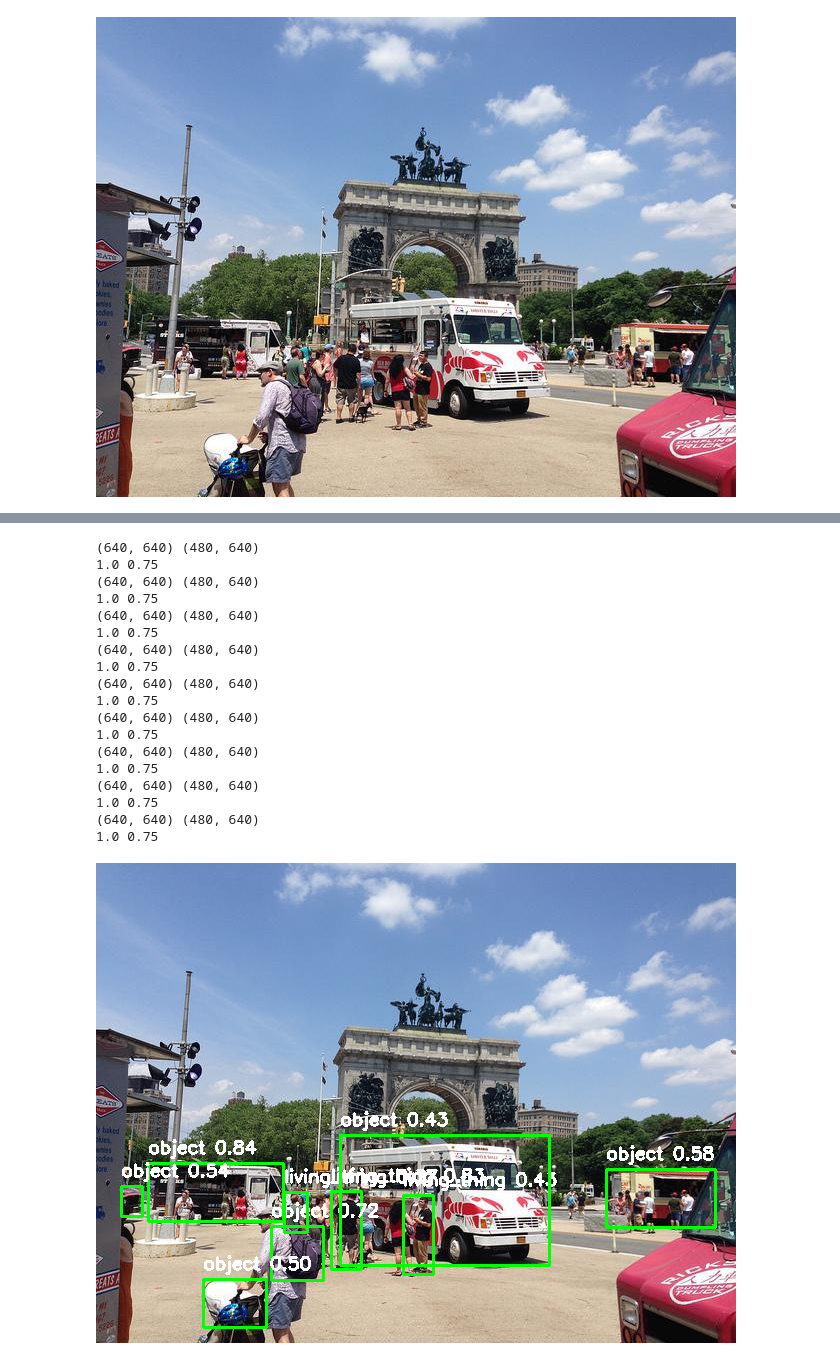
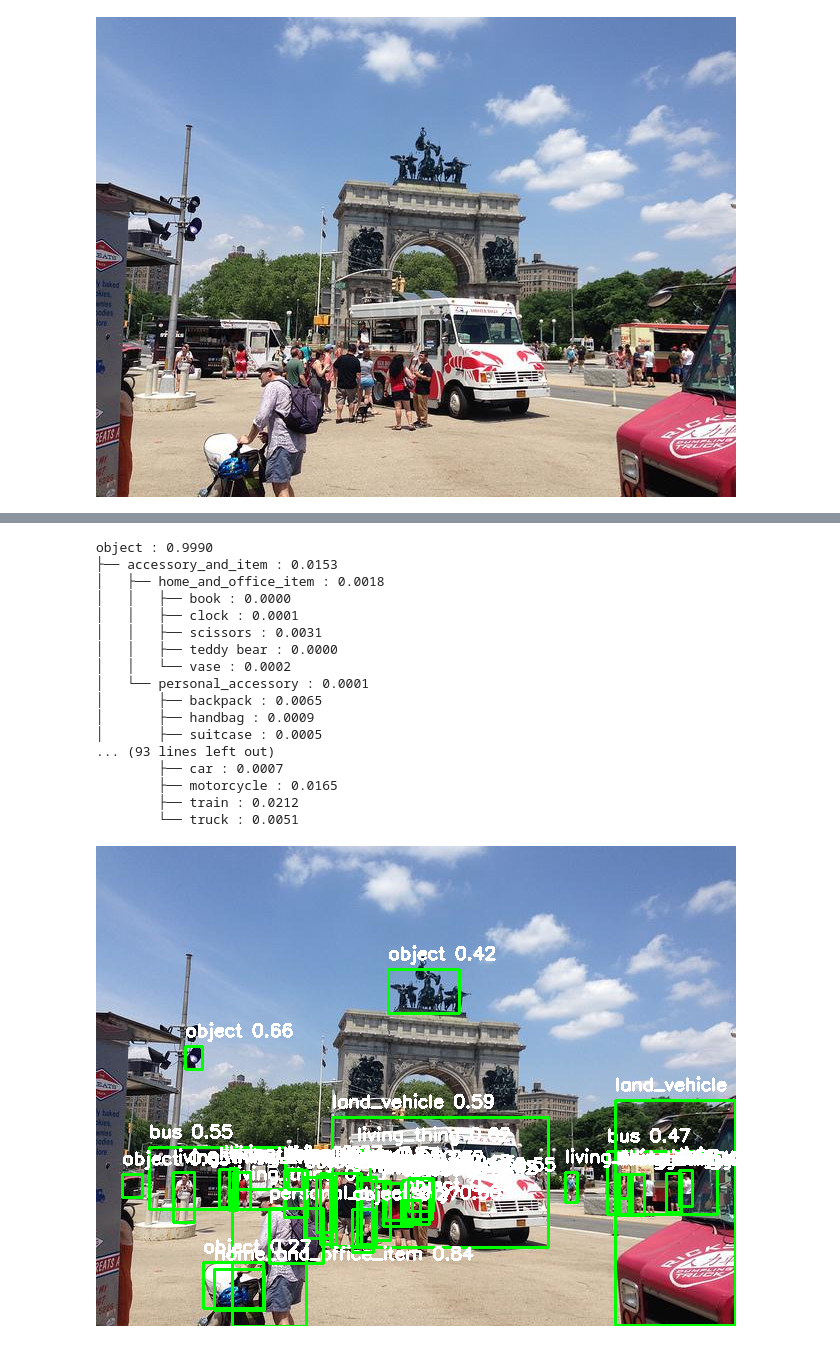
Before and after one commit to csbrown-noaa/hierarchical_yolo, a Jupyter notebook: notebooks/hierarchical_mscoco128.ipynb, the cells around one changed output, grey strips where cells are left out. Drawn from its saved outputs; the diff is of its cells as text; code cells hidden in the pictures.

Commit message:
latest notebook

```diff
--- a/notebooks/hierarchical_mscoco128.ipynb
+++ b/notebooks/hierarchical_mscoco128.ipynb
@@ -75,6 +64,6 @@ latest_model
 # %%
 trained_model = (
-    YOLO(os.path.join(HIERARCHICAL_PROJECT, latest_model, 'weights', 'best.pt'))
+    YOLO(os.path.join(HIERARCHICAL_PROJECT, latest_model, 'weights', 'best.pt')).to('cuda:6')
     #    .to('cuda') # uncomment if you'd like to use the gpu
 )
 trained_model.eval()
@@ -167,5 +146,5 @@ tensor([0.5000, 0.5000, 0.5000, 0.5000, 0.5000, 0.5000, 0.5000, 0.5000, 0.5000,
 # %%
-predicted_boxes, predicted_paths, predicted_path_scores = hierarchical_yolo.yolo_utils.hierarchical_predict(trained_model, MSCOCOHierarchicalDetectionTrainer._hierarchy, [image, image])
+predicted_boxes, predicted_paths, predicted_path_scores = hierarchical_yolo.yolo_utils.hierarchical_predict(trained_model, MSCOCOHierarchicalDetectionTrainer._hierarchy, [image])
 # %%
 predicted_boxes
 # %% [output]
@@ -177,6 +183,6 @@ predicted_boxes[0], predicted_paths[0], predicted_path_scores[0]
 # %%
-tpaths, tscores = truncate_paths_marginals(predicted_paths[0], predicted_path_scores[0], threshold=0.2)
+tpaths, tscores = hierarchical_loss.path_utils.truncate_paths_marginals(predicted_paths[0], predicted_path_scores[0], threshold=0.2)
 # %%
-fboxes, fpaths, fscores = filter_empty_paths(predicted_boxes[0], tpaths, tscores)
+fboxes, fpaths, fscores = hierarchical_loss.path_utils.filter_empty_paths(predicted_boxes[0], tpaths, tscores)
 fboxes.shape, len(fpaths), len(fscores)
 # %% [output]
@@ -230,24 +202,26 @@ object : tensor(0.9257, device='cuda:0')
+# %%
+viz_tree(MSCOCOHierarchicalDetectionTrainer._hierarchy, MSCOCOHierarchicalDetectionTrainer.id_to_name, list(map(lambda x: '{:.4f}'.format(x), one_full_obj_preds))).show()
+# %% [output]
+object : 0.9990
+├── accessory_and_item : 0.0153
+│   ├── home_and_office_item : 0.0018
+│   │   ├── book : 0.0000
+│   │   ├── clock : 0.0001
+│   │   ├── scissors : 0.0031
+│   │   ├── teddy bear : 0.0000
+│   │   └── vase : 0.0002
+│   └── personal_accessory : 0.0001
+│       ├── backpack : 0.0065
+│       ├── handbag : 0.0009
+│       ├── suitcase : 0.0005
+... (93 lines left out)
+        ├── car : 0.0007
+        ├── motorcycle : 0.0165
+        ├── train : 0.0212
+        └── truck : 0.0051
 # %%
-draw_boxes_on_image(image, fboxes.T,
-                    labels=[coco128_yolo_names[fpath[-1]] for fpath in fpaths],
+hierarchical_loss.viz_utils.draw_boxes_on_image(image, fboxes.T,
+                    labels=[MSCOCOHierarchicalDetectionTrainer.id_to_name[fpath[-1]] for fpath in fpaths],
                     scores=[float(torch.prod(fscore)) for fscore in fscores], box_color=(0, 255, 0), text_color=(255, 255, 255))
 # %% [output]
-(640, 640) (480, 640)
-1.0 0.75
-(640, 640) (480, 640)
-1.0 0.75
-(640, 640) (480, 640)
-1.0 0.75
-(640, 640) (480, 640)
-1.0 0.75
-(640, 640) (480, 640)
-1.0 0.75
-(640, 640) (480, 640)
-1.0 0.75
-(640, 640) (480, 640)
-1.0 0.75
-(640, 640) (480, 640)
-1.0 0.75
-(640, 640) (480, 640)
-1.0 0.75
-[figure, old version]
+[figure, new version]
```
Also changed, not shown: parts of 27 cells of this notebook.
